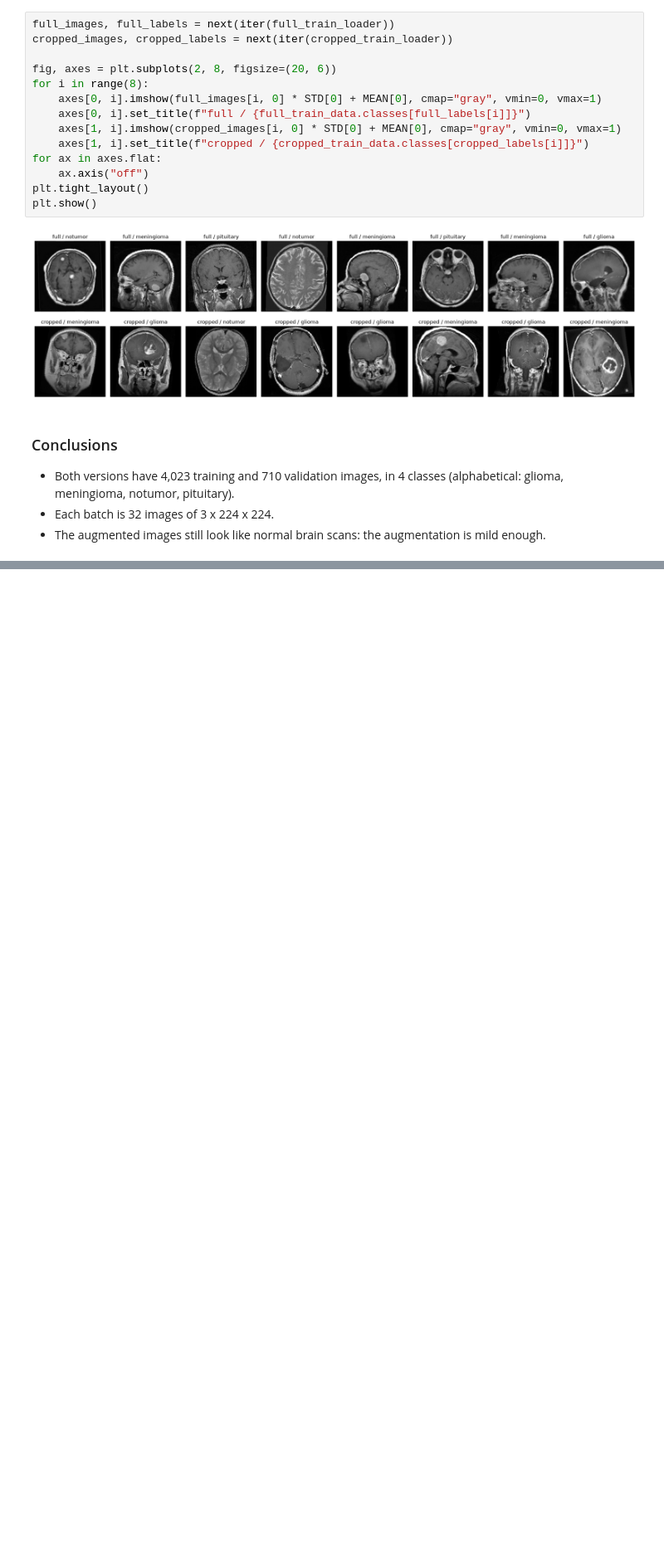
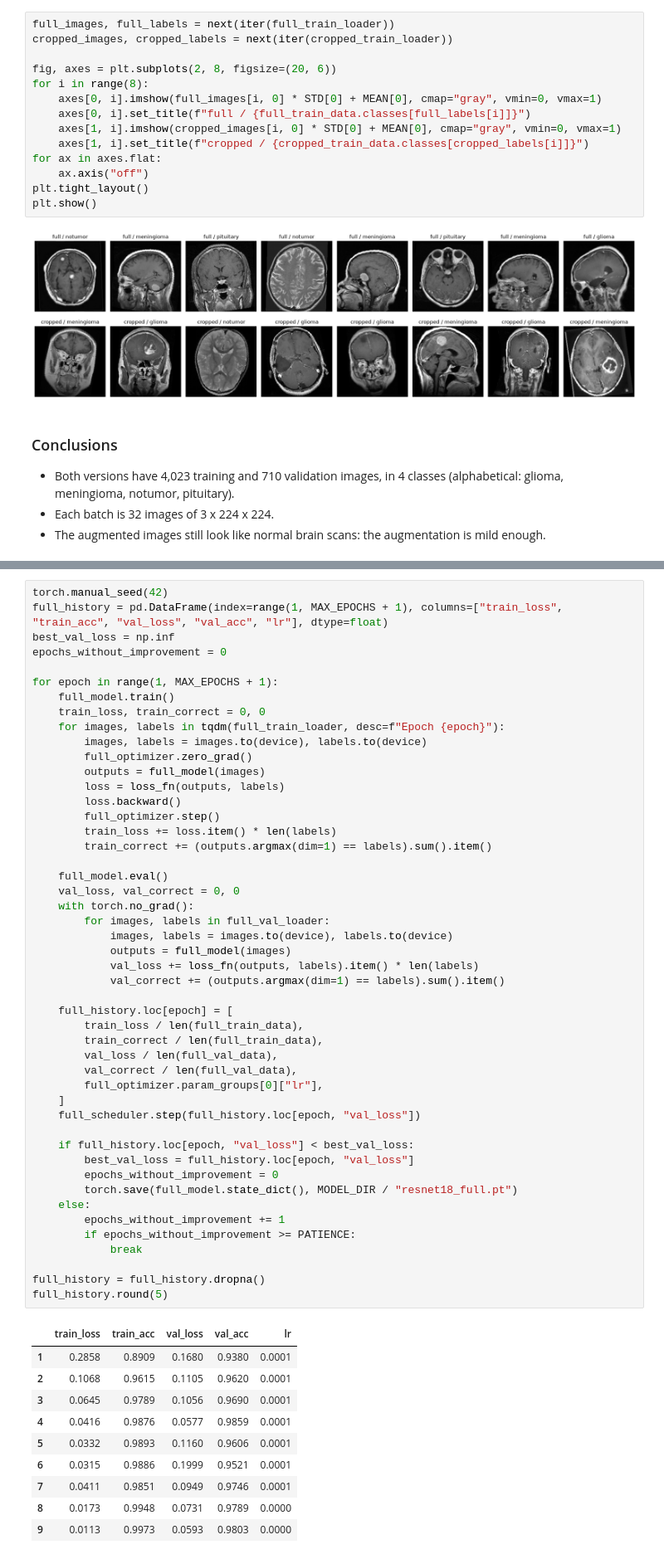
Before and after one commit to brieq/brain-tumor-mri-classification, a Jupyter notebook: notebooks/03_training.ipynb, the cells around one changed output, grey strips where cells are left out. Shown at 83% size. Drawn from its saved outputs; the diff is of its cells as text; blank space fills up the shorter version.

```diff
--- a/notebooks/03_training.ipynb
+++ b/notebooks/03_training.ipynb
@@ -141,0 +260,59 @@ plt.show()
+# %%
+torch.manual_seed(42)
+full_history = pd.DataFrame(index=range(1, MAX_EPOCHS + 1), columns=["train_loss", "train_acc", "val_loss", "val_acc", "lr"], dtype=float)
+best_val_loss = np.inf
+epochs_without_improvement = 0
+
+for epoch in range(1, MAX_EPOCHS + 1):
+    full_model.train()
+    train_loss, train_correct = 0, 0
+    for images, labels in tqdm(full_train_loader, desc=f"Epoch {epoch}"):
+        images, labels = images.to(device), labels.to(device)
+        full_optimizer.zero_grad()
+        outputs = full_model(images)
+        loss = loss_fn(outputs, labels)
+        loss.backward()
+        full_optimizer.step()
+        train_loss += loss.item() * len(labels)
+        train_correct += (outputs.argmax(dim=1) == labels).sum().item()
+
+    full_model.eval()
+    val_loss, val_correct = 0, 0
+    with torch.no_grad():
+        for images, labels in full_val_loader:
+            images, labels = images.to(device), labels.to(device)
+            outputs = full_model(images)
+            val_loss += loss_fn(outputs, labels).item() * len(labels)
+            val_correct += (outputs.argmax(dim=1) == labels).sum().item()
+
+    full_history.loc[epoch] = [
+        train_loss / len(full_train_data),
+        train_correct / len(full_train_data),
+        val_loss / len(full_val_data),
+        val_correct / len(full_val_data),
+        full_optimizer.param_groups[0]["lr"],
+    ]
+    full_scheduler.step(full_history.loc[epoch, "val_loss"])
+
+    if full_history.loc[epoch, "val_loss"] < best_val_loss:
+        best_val_loss = full_history.loc[epoch, "val_loss"]
+        epochs_without_improvement = 0
+        torch.save(full_model.state_dict(), MODEL_DIR / "resnet18_full.pt")
+    else:
+        epochs_without_improvement += 1
+        if epochs_without_improvement >= PATIENCE:
+            break
+
+full_history = full_history.dropna()
+full_history.round(5)
+# %% [output]
+|  | train_loss | train_acc | val_loss | val_acc | lr |
+| 1 | 0.2858 | 0.8909 | 0.1680 | 0.9380 | 0.0001 |
+| 2 | 0.1068 | 0.9615 | 0.1105 | 0.9620 | 0.0001 |
+| 3 | 0.0645 | 0.9789 | 0.1056 | 0.9690 | 0.0001 |
+| 4 | 0.0416 | 0.9876 | 0.0577 | 0.9859 | 0.0001 |
+| 5 | 0.0332 | 0.9893 | 0.1160 | 0.9606 | 0.0001 |
+| 6 | 0.0315 | 0.9886 | 0.1999 | 0.9521 | 0.0001 |
+| 7 | 0.0411 | 0.9851 | 0.0949 | 0.9746 | 0.0001 |
+| 8 | 0.0173 | 0.9948 | 0.0731 | 0.9789 | 0.0000 |
+| 9 | 0.0113 | 0.9973 | 0.0593 | 0.9803 | 0.0000 |
```
Also changed, not shown: parts of 20 cells of this notebook.
